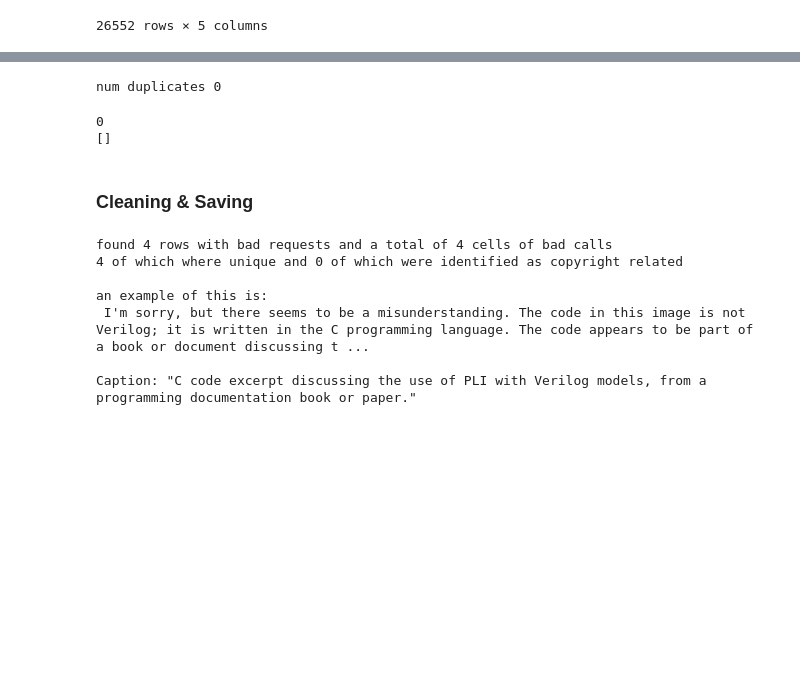
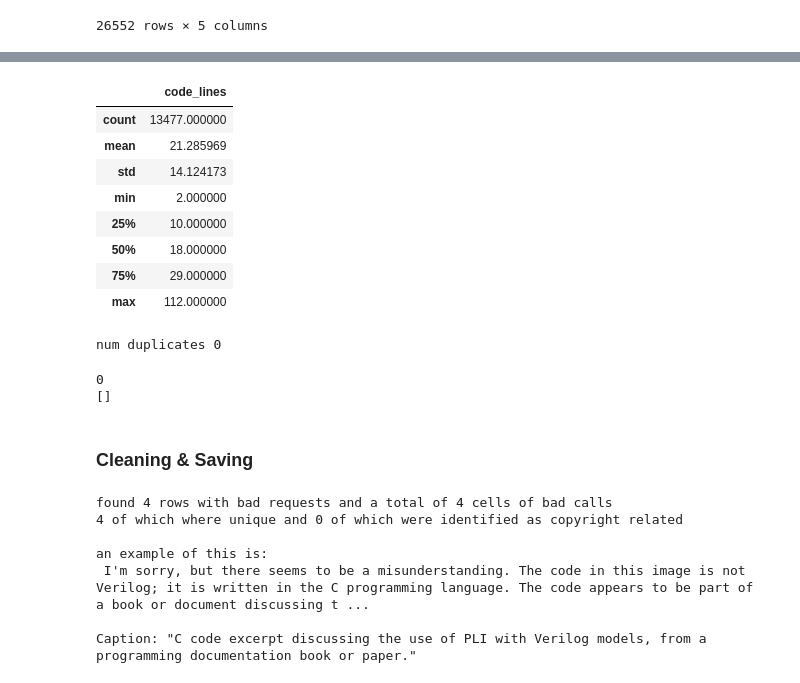
Before and after one commit to KoraSHughes/LLMCodeGen, a Jupyter notebook: GPT-ImageScrapper.ipynb, the cells around one changed output, grey strips where cells are left out. Drawn from its saved outputs; the diff is of its cells as text; code cells hidden in the pictures; blank space fills up the shorter version.

```diff
--- a/GPT-ImageScrapper.ipynb
+++ b/GPT-ImageScrapper.ipynb
@@ -277,3 +295,15 @@ df
+# %%
+df[df["isComplete"]==True].describe()
+# %% [output]
+|  | code_lines |
+| count | 13477.000000 |
+| mean | 21.285969 |
+| std | 14.124173 |
+| min | 2.000000 |
+| 25% | 10.000000 |
+| 50% | 18.000000 |
+| 75% | 29.000000 |
+| max | 112.000000 |
 # %%
 dirs = list(df["image_directory"])
 diff = len(dirs) - len(set(dirs))
```
Also changed, not shown: parts of 1 cell of this notebook, 2 other files.
